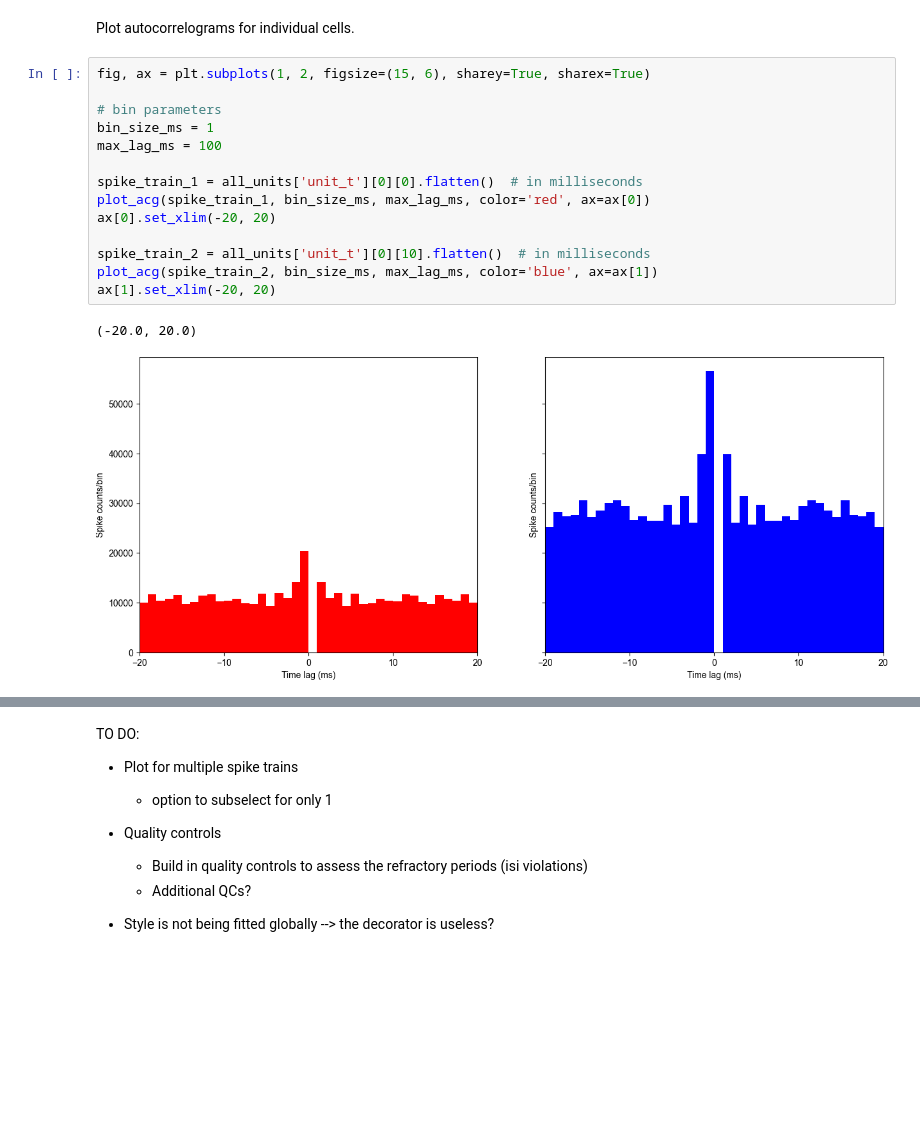
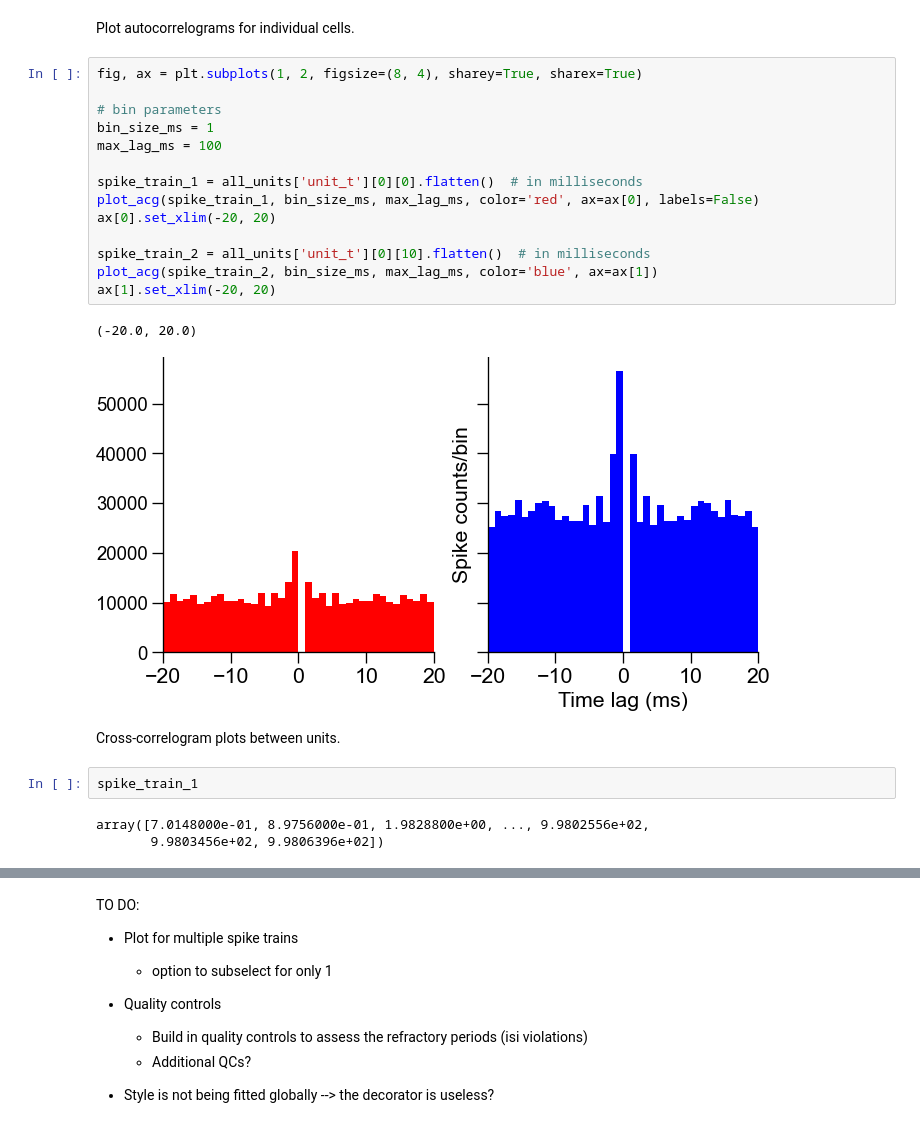
Before and after one commit to mzabolocki/SynaptiConn, a Jupyter notebook: examples/plots/plot_spiketrains.ipynb, the cells around one changed output, grey strips where cells are left out. Saved outputs shown, nothing was run; the diff lists cells and outputs as text; blank space fills up the shorter version.

Commit message:
postprocessing correlograms

```diff
--- a/examples/plots/plot_spiketrains.ipynb
+++ b/examples/plots/plot_spiketrains.ipynb
@@ -47,19 +47,26 @@ plt.show()
 # %% [markdown]
 Plot autocorrelograms for individual cells.
 # %%
-fig, ax = plt.subplots(1, 2, figsize=(15, 6), sharey=True, sharex=True)
+fig, ax = plt.subplots(1, 2, figsize=(8, 4), sharey=True, sharex=True)
 
 # bin parameters
 bin_size_ms = 1
 max_lag_ms = 100
 
 spike_train_1 = all_units['unit_t'][0][0].flatten()  # in milliseconds
-plot_acg(spike_train_1, bin_size_ms, max_lag_ms, color='red', ax=ax[0])
+plot_acg(spike_train_1, bin_size_ms, max_lag_ms, color='red', ax=ax[0], labels=False)
 ax[0].set_xlim(-20, 20)
 
 spike_train_2 = all_units['unit_t'][0][10].flatten()  # in milliseconds
 plot_acg(spike_train_2, bin_size_ms, max_lag_ms, color='blue', ax=ax[1])
 ax[1].set_xlim(-20, 20)
 # %% [output]
 (-20.0, 20.0)
-[figure, old version]
+[figure, new version]
+# %% [markdown]
+Cross-correlogram plots between units.
+# %%
+spike_train_1
+# %% [output]
+array([7.0148000e-01, 8.9756000e-01, 1.9828800e+00, ..., 9.9802556e+02,
+       9.9803456e+02, 9.9806396e+02])
```
Also changed, not shown: parts of 3 cells of this notebook, 4 other files.
